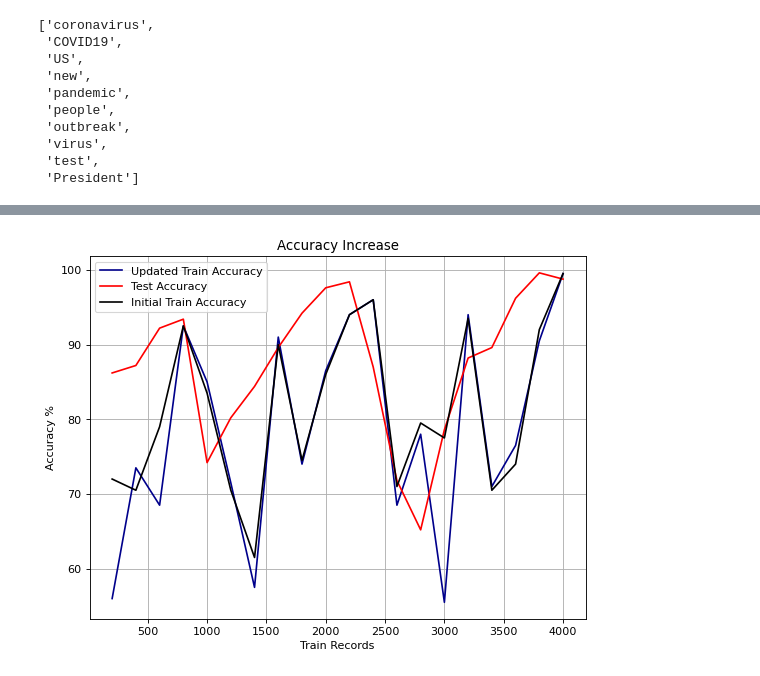
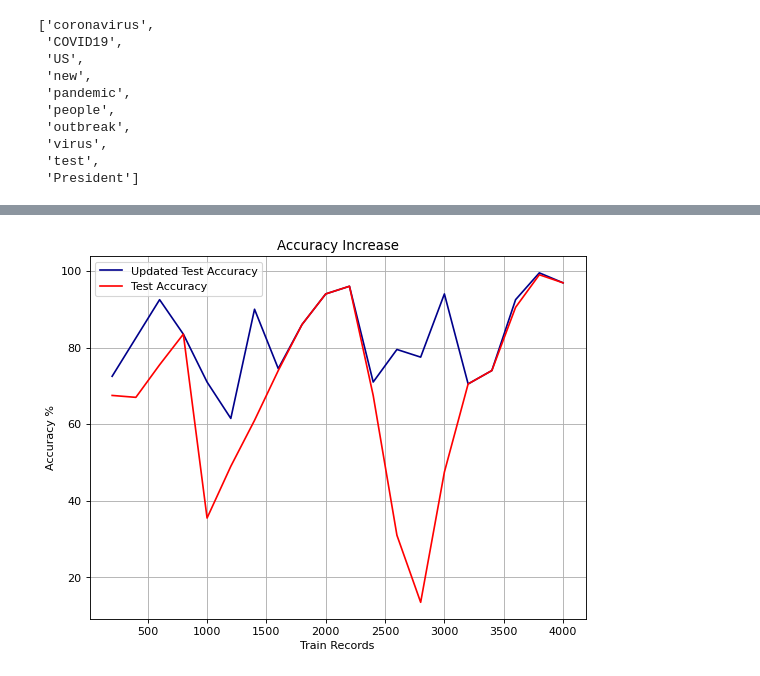
Before and after one commit to sanjaikanth/ANNSelfConfigure, a Jupyter notebook: ANNSelfReconfigurePage.ipynb, the cells around one changed output, grey strips where cells are left out. Saved outputs shown, nothing was run; the diff lists cells and outputs as text; code cells hidden in the pictures.

```diff
--- a/ANNSelfReconfigurePage.ipynb
+++ b/ANNSelfReconfigurePage.ipynb
@@ -21,9 +21,9 @@ import tensorflow as tf
 # %%
 #Initialize variable here
 XRecordsNumber=[]
-YAccuracy=[]
-YNewAccuracy=[]
-YTestAccuracy=[]
+improvedTestAccuracy=[]
+testAccuracy=[]
+trainAccuracy=[]
 trainStartingIndex=0
 trainEndingIndex=trainStartingIndex+200
 # %%
@@ -609,19 +674,19 @@ See the caveats in the documentation: https://pandas.pydata.org/pandas-docs/stab
 # %%
 import matplotlib.pyplot as plt
 from matplotlib.pyplot import figure
 
 figure(figsize=(8, 6), dpi=80)
 plt.title("Accuracy Increase")
-plt.plot(XRecordsNumber, YNewAccuracy, color='darkblue',  label="Updated Train Accuracy")
-plt.plot(XRecordsNumber, YTestAccuracy, color='red',  label="Test Accuracy")
-plt.plot(XRecordsNumber, YAccuracy, color='black',  label="Initial Train Accuracy")
+plt.plot(XRecordsNumber, improvedTestAccuracy, color='darkblue',  label="Updated Test Accuracy")
+plt.plot(XRecordsNumber, testAccuracy, color='red',  label="Test Accuracy")
+#plt.plot(XRecordsNumber, trainAccuracy, color='black',  label="Initial Train Accuracy")
 
 plt.xlabel("Train Records")
 plt.ylabel("Accuracy %")
 
 plt.grid(True)
 plt.legend()
 
 plt.show()
 # %% [output]
-[figure, old version]
+[figure, new version]
```
Also changed, not shown: parts of 1 cell of this notebook.
